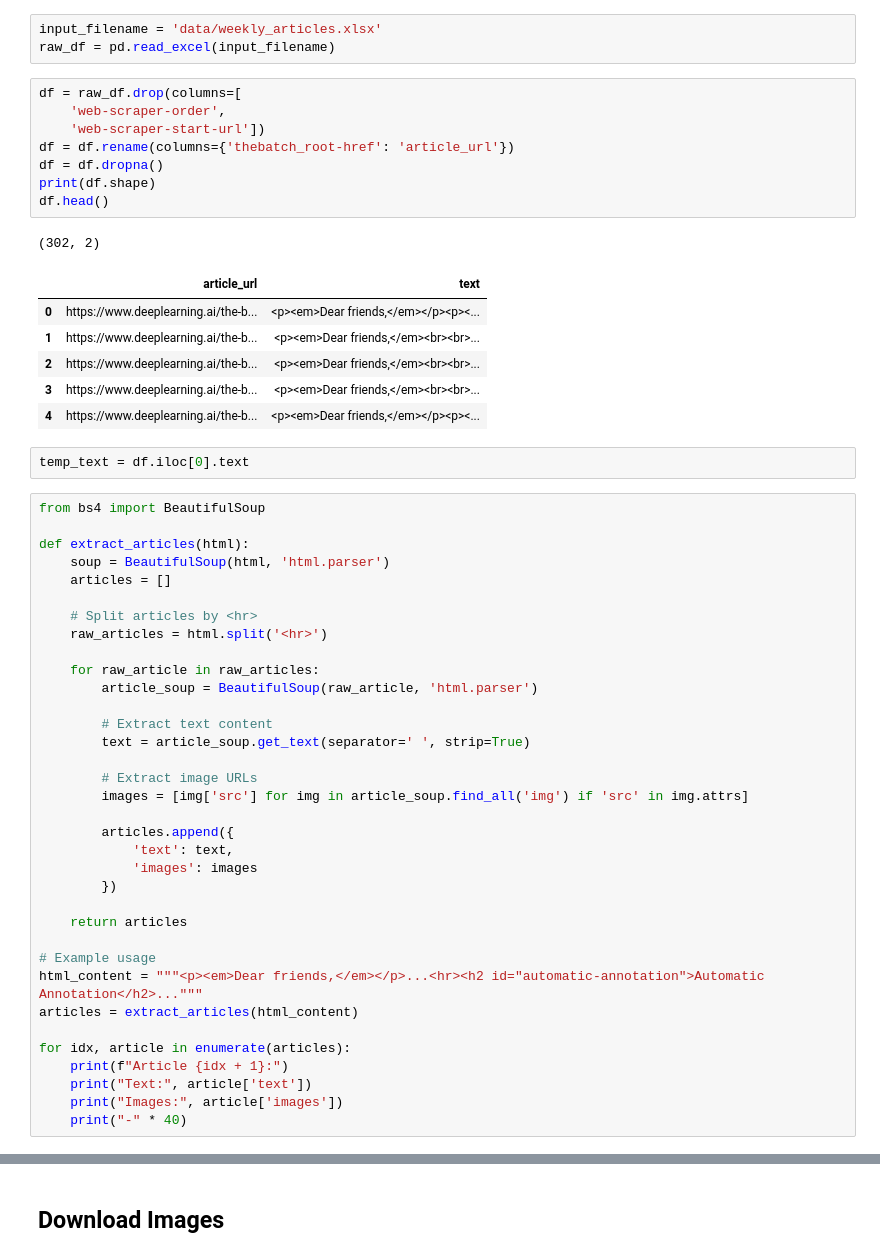
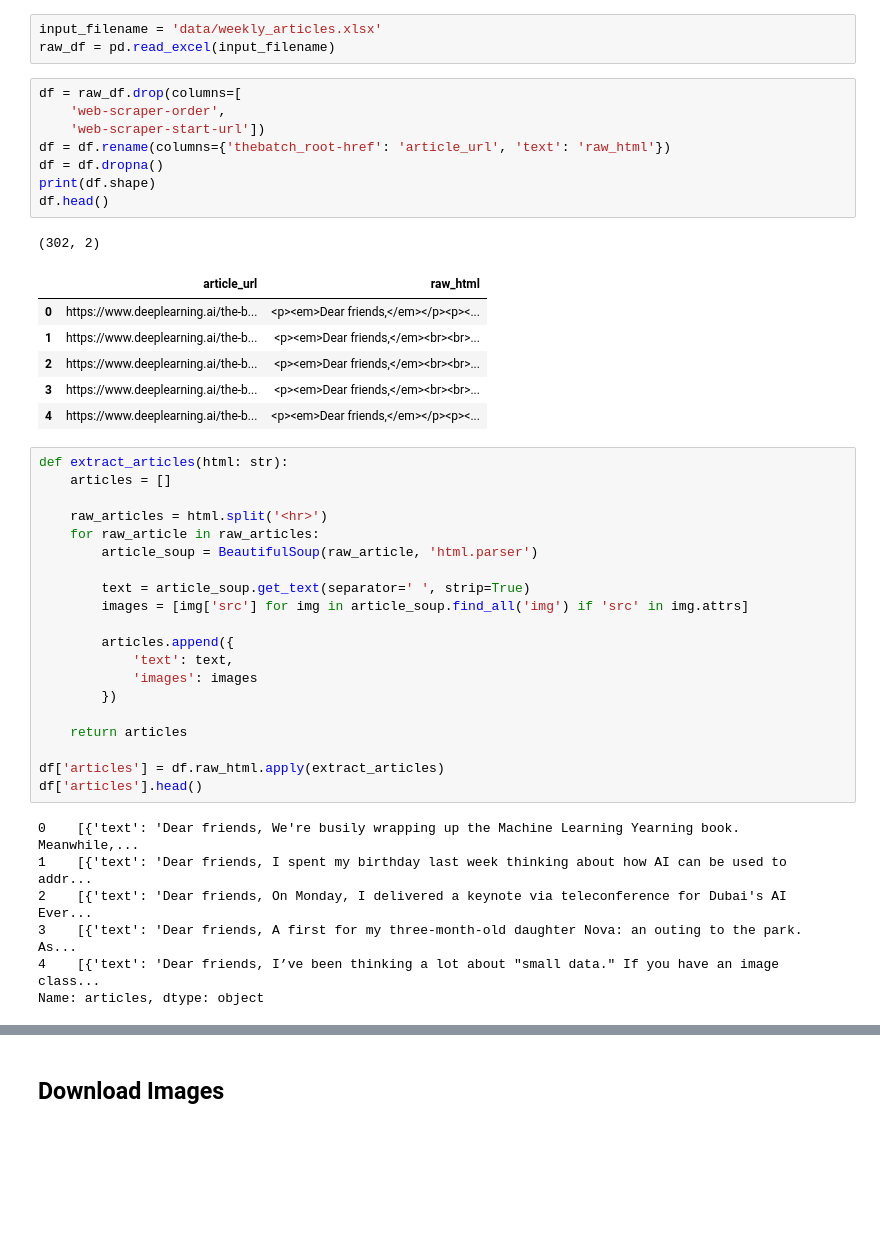
Before and after one commit to Krabulek/softserve_genai, a Jupyter notebook: data_parser.ipynb, the cells around one changed output, grey strips where cells are left out. Saved outputs shown, nothing was run; the diff lists cells and outputs as text; blank space fills up the shorter version.

```diff
--- a/data_parser.ipynb
+++ b/data_parser.ipynb
@@ -124,38 +125,28 @@ raw_df = pd.read_excel(input_filename)
 # %%
 df = raw_df.drop(columns=[
     'web-scraper-order',
     'web-scraper-start-url'])
-df = df.rename(columns={'thebatch_root-href': 'article_url'})
+df = df.rename(columns={'thebatch_root-href': 'article_url', 'text': 'raw_html'})
 df = df.dropna()
 print(df.shape)
 df.head()
 # %% [output]
 (302, 2)
-|  | article_url | text |
+|  | article_url | raw_html |
 | 0 | https://www.deeplearning.ai/the-b... | <p><em>Dear friends,</em></p><p><... |
 | 1 | https://www.deeplearning.ai/the-b... | <p><em>Dear friends,</em><br><br>... |
 | 2 | https://www.deeplearning.ai/the-b... | <p><em>Dear friends,</em><br><br>... |
 | 3 | https://www.deeplearning.ai/the-b... | <p><em>Dear friends,</em><br><br>... |
 | 4 | https://www.deeplearning.ai/the-b... | <p><em>Dear friends,</em></p><p><... |
-# %%
-temp_text = df.iloc[0].text
 # %%
-from bs4 import BeautifulSoup
-
-def extract_articles(html):
-    soup = BeautifulSoup(html, 'html.parser')
+def extract_articles(html: str):
     articles = []
 
-    # Split articles by <hr>
     raw_articles = html.split('<hr>')
-
     for raw_article in raw_articles:
         article_soup = BeautifulSoup(raw_article, 'html.parser')
 
-        # Extract text content
         text = article_soup.get_text(separator=' ', strip=True)
-
-        # Extract image URLs
         images = [img['src'] for img in article_soup.find_all('img') if 'src' in img.attrs]
 
         articles.append({
@@ -165,12 +156,12 @@ def extract_articles(html):
 
     return articles
 
-# Example usage
-html_content = """<p><em>Dear friends,</em></p>...<hr><h2 id="automatic-annotation">Automatic Annotation</h2>..."""
-articles = extract_articles(html_content)
-
-for idx, article in enumerate(articles):
-    print(f"Article {idx + 1}:")
-    print("Text:", article['text'])
-    print("Images:", article['images'])
-    print("-" * 40)
+df['articles'] = df.raw_html.apply(extract_articles)
+df['articles'].head()
+# %% [output]
+0    [{'text': 'Dear friends, We're busily wrapping up the Machine Learning Yearning book. Meanwhile,...
+1    [{'text': 'Dear friends, I spent my birthday last week thinking about how AI can be used to addr...
+2    [{'text': 'Dear friends, On Monday, I delivered a keynote via teleconference for Dubai's AI Ever...
+3    [{'text': 'Dear friends, A first for my three-month-old daughter Nova: an outing to the park. As...
+4    [{'text': 'Dear friends, I’ve been thinking a lot about "small data." If you have an image class...
+Name: articles, dtype: object
```
Also changed, not shown: parts of 12 cells of this notebook, 8 other files.
